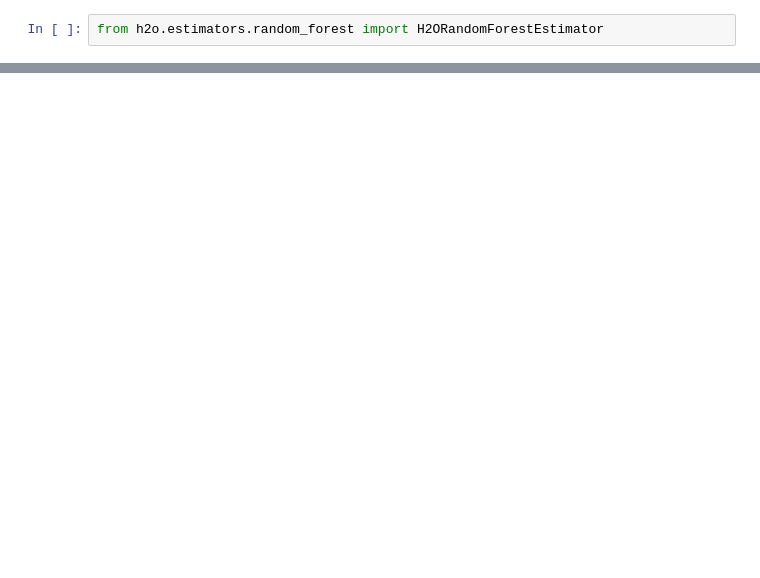
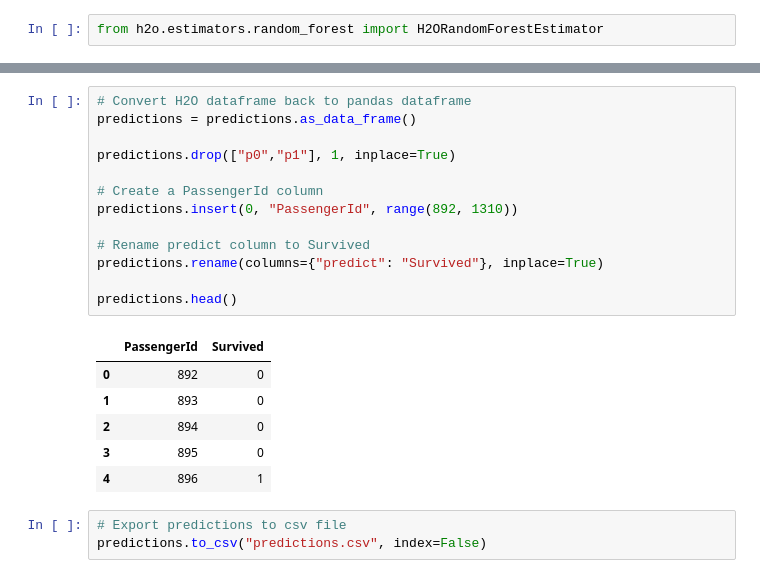
Before and after one commit to AbdulSaleh2020/CS50-Project, a Jupyter notebook: CS50 Project.ipynb, the cells around one changed output, grey strips where cells are left out. Drawn from its saved outputs; the diff is of its cells as text; blank space fills up the shorter version.

```diff
--- a/CS50 Project.ipynb
+++ b/CS50 Project.ipynb
@@ -380,0 +724,23 @@ display(h2o_targets)
+# %%
+# Convert H2O dataframe back to pandas dataframe
+predictions = predictions.as_data_frame()
+
+predictions.drop(["p0","p1"], 1, inplace=True)
+
+# Create a PassengerId column
+predictions.insert(0, "PassengerId", range(892, 1310))
+
+# Rename predict column to Survived
+predictions.rename(columns={"predict": "Survived"}, inplace=True)
+
+predictions.head()
+# %% [output]
+|  | PassengerId | Survived |
+| 0 | 892 | 0 |
+| 1 | 893 | 0 |
+| 2 | 894 | 0 |
+| 3 | 895 | 0 |
+| 4 | 896 | 1 |
+# %%
+# Export predictions to csv file
+predictions.to_csv("predictions.csv", index=False)
```
Also changed, not shown: parts of 40 cells of this notebook, 2 other files.
